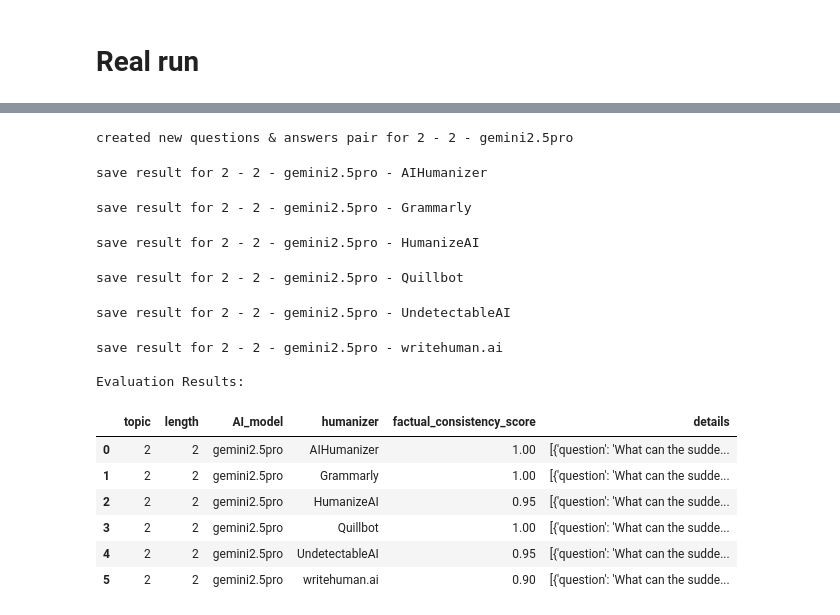
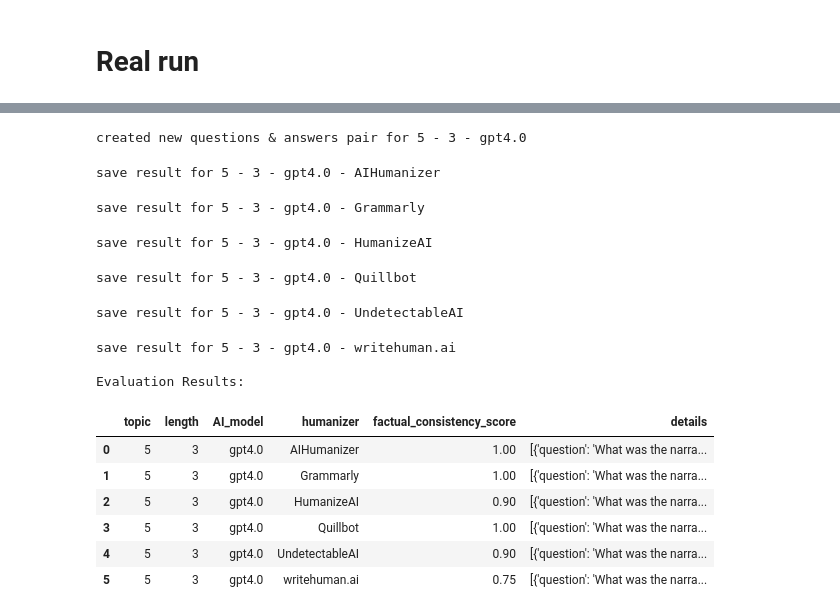
Before and after one commit to warit-tee/FYP, a Jupyter notebook: factual/fact.ipynb, the cells around one changed output, grey strips where cells are left out. Drawn from its saved outputs; the diff is of its cells as text; code cells hidden in the pictures.

```diff
--- a/factual/fact.ipynb
+++ b/factual/fact.ipynb
@@ -276,6 +276,6 @@ df.iloc[48:54]
 # %%
 # real run on next 6 rows with caching of generated questions
-df_temp = df.iloc[48:54].copy() # Process next 6 rows for testing
+df_temp = df.iloc[173:179].copy() # Process next 6 rows for testing
 processed_AI_essays = dict()
 output_results = []
 for index, row in tqdm(df_temp.iterrows(), total=len(df_temp)):
@@ -289,46 +289,46 @@ for index, row in tqdm(df_temp.iterrows(), total=len(df_temp)):
         processed_AI_essays[original] = qa_pairs
 
     score, details = check_factual_score_for_row(qa_pairs, humanized)
 
     temp_df = pd.DataFrame([{
         "topic": row['topic'],
         "length": row['length'],
         "AI_model": row['AI_model'],
         "humanizer": row['humanizer'],
         "factual_consistency_score": score,
         "details": details
     }])
     temp_df.to_csv('qna_results.csv', mode='a',index=False, header=False)
     print(f"save result for {row['topic']} - {row['length']} - {row['AI_model']} - {row['humanizer']}")
 
     output_results.append({
         "topic": row['topic'],
         "length": row['length'],
         "AI_model": row['AI_model'],
         "humanizer": row['humanizer'],
         "factual_consistency_score": score,
         "details": details
     })
 results_df = pd.DataFrame(output_results)
 print("\nEvaluation Results:")
 display(results_df)
 # %% [output]
-created new questions & answers pair for 2 - 2 - gemini2.5pro
+created new questions & answers pair for 5 - 3 - gpt4.0
-save result for 2 - 2 - gemini2.5pro - AIHumanizer
+save result for 5 - 3 - gpt4.0 - AIHumanizer
-save result for 2 - 2 - gemini2.5pro - Grammarly
+save result for 5 - 3 - gpt4.0 - Grammarly
-save result for 2 - 2 - gemini2.5pro - HumanizeAI
+save result for 5 - 3 - gpt4.0 - HumanizeAI
-save result for 2 - 2 - gemini2.5pro - Quillbot
+save result for 5 - 3 - gpt4.0 - Quillbot
-save result for 2 - 2 - gemini2.5pro - UndetectableAI
+save result for 5 - 3 - gpt4.0 - UndetectableAI
-save result for 2 - 2 - gemini2.5pro - writehuman.ai
+save result for 5 - 3 - gpt4.0 - writehuman.ai
 
 Evaluation Results:
 |  | topic | length | AI_model | humanizer | factual_consistency_score | details |
-| 0 | 2 | 2 | gemini2.5pro | AIHumanizer | 1.00 | [{'question': 'What can the sudde... |
-| 1 | 2 | 2 | gemini2.5pro | Grammarly | 1.00 | [{'question': 'What can the sudde... |
-| 2 | 2 | 2 | gemini2.5pro | HumanizeAI | 0.95 | [{'question': 'What can the sudde... |
-| 3 | 2 | 2 | gemini2.5pro | Quillbot | 1.00 | [{'question': 'What can the sudde... |
-| 4 | 2 | 2 | gemini2.5pro | UndetectableAI | 0.95 | [{'question': 'What can the sudde... |
-| 5 | 2 | 2 | gemini2.5pro | writehuman.ai | 0.90 | [{'question': 'What can the sudde... |
+| 0 | 5 | 3 | gpt4.0 | AIHumanizer | 1.00 | [{'question': 'What was the narra... |
+| 1 | 5 | 3 | gpt4.0 | Grammarly | 1.00 | [{'question': 'What was the narra... |
+| 2 | 5 | 3 | gpt4.0 | HumanizeAI | 0.90 | [{'question': 'What was the narra... |
+| 3 | 5 | 3 | gpt4.0 | Quillbot | 1.00 | [{'question': 'What was the narra... |
+| 4 | 5 | 3 | gpt4.0 | UndetectableAI | 0.90 | [{'question': 'What was the narra... |
+| 5 | 5 | 3 | gpt4.0 | writehuman.ai | 0.75 | [{'question': 'What was the narra... |
 # %%
 # read qna_results.csv to see all results
 results_df = pd.read_csv('qna_results.csv')
```
Also changed, not shown: parts of 2 cells of this notebook, 1 other file.
